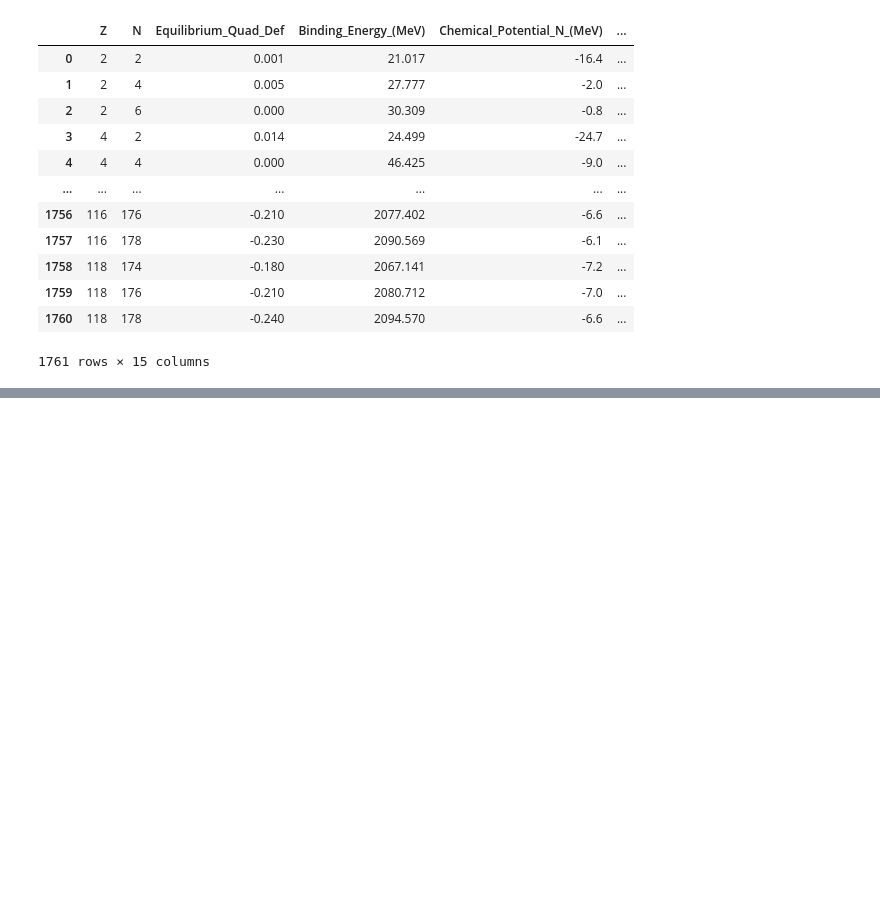
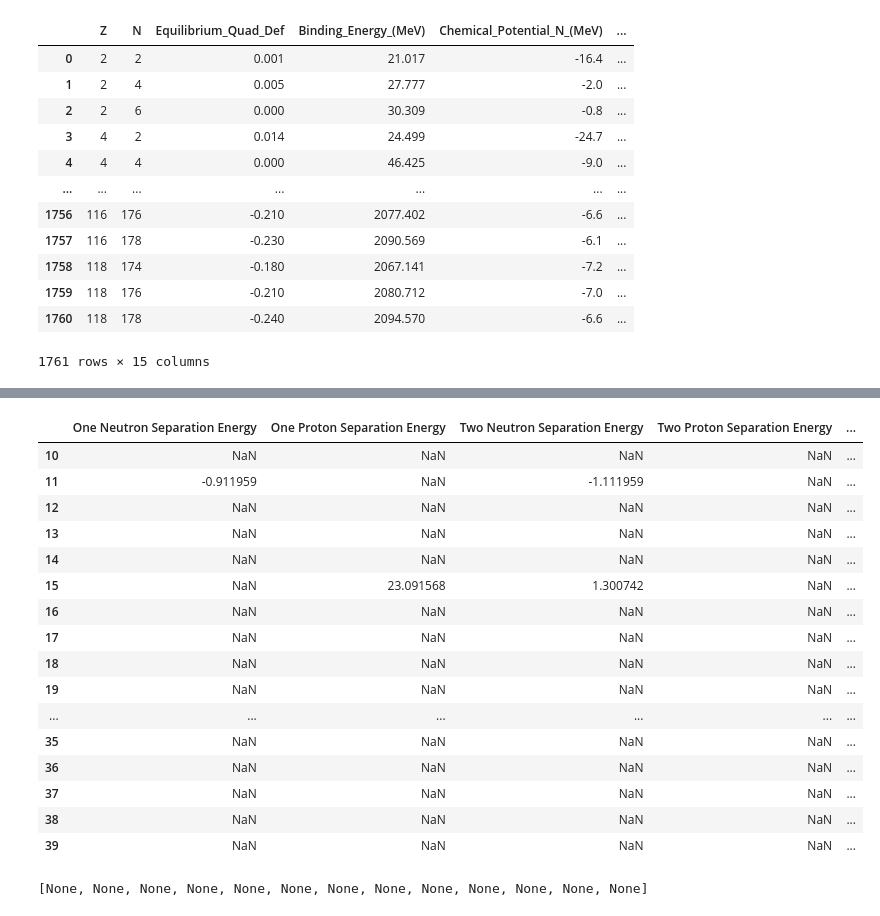
Before and after one commit to massexplorer/bmex-web, a Jupyter notebook: utils/parser.ipynb, the cells around one changed output, grey strips where cells are left out. Cells and saved outputs as stored; diff of their text form; code cells hidden in the pictures; blank space fills up the shorter version.

```diff
--- a/utils/parser.ipynb
+++ b/utils/parser.ipynb
@@ -31,7 +31,7 @@ UNEDF1_even = pd.read_excel (r'All_Even-Even_Nuclei.xlsx', sheet_name = 'UNEDF1_
 # %%
 
 def BE(Z,N,df):
-    return df[df['Z']==Z & df['N']==N]['Binding_Energy_(MeV)']
+    return float(df[(df['Z']==Z) & (df['N']==N)]['Binding_Energy_(MeV)'])
 
 def OneNSE(Z,N,df):
     try:
@@ -156,7 +156,7 @@ filtered[3]
 names = ['EXP', 'ME2', 'MEdelta', 'PC1', 'NL3S', 'SKMS', 'SKP', 'SLY4', 'SV', 'UNEDF0', 'UNEDF1']
 qinput = ['BE', 'OneNSE', 'OnePSE', 'TwoNSE', 'TwoPSE', 'AlphaSE', 'TwoNSGap', 'TwoPSGap', 'DoubleMDiff', 'N3PointOED', 'P3PointOED', 'SNESplitting', 'SPESplitting', 'WignerEC', 'QDB2t']
 master_df = pd.DataFrame(
-    columns=['Model', 'Z', 'N', 'BE', 'Binding_Energy_(MeV)', 'Fermi_Energy_P_(MeV)',
+    columns=['Model', 'Z', 'N', 'Binding_Energy_(MeV)', 'Fermi_Energy_P_(MeV)',
     'Fermi_Energy_N_(MeV)', 'Quad_Def_Beta2_P',	'Quad_Def_Beta2_N',	'Quad_Def_Beta2_total',
     'Quad_Moment_Q2_P_(fm^2)', 'Quad_Moment_Q2_N_(fm^2)', 'Quad_Moment_Q2_total_(fm^2)',
     'Pairing_gap_P_(MeV)', 'Pairing_gap_N_(MeV)', 'RMS_radius_P_(fm)', 'RMS_radius_N_(fm)',
@@ -180,13 +222,25 @@ qnames = ['One Neutron Separation Energy', 'One Proton Separation Energy', 'Two
-# %%
-# Makes df of calculated values to add on to the master
-
-quan_df = pd.DataFrame(
-    columns=['One Neutron Separation Energy', 'One Proton Separation Energy', 'Two Neutron Separation Energy',
-    'Two Proton Separation Energy', 'Alpha Separation Energy', 'Two Proton Shell Gap', 'Two Neutron Shell Gap',
-    'Double Mass Difference', 'Neutron 3-Point Odd-Even Binding Energy Difference', 'Proton 3-Point Odd-Even Binding Energy Difference',
-    'Single-Neutron Energy Splitting', 'Single-Proton Energy Splitting', 'Wigner Energy Coeffienct']
-)
-
-for rowi in range(len(master_df.index)):
-    quan_df.loc[len(quan_df.index)] = [q(master_df.loc[rowi, 'Z'], master_df.loc[rowi, 'N'], master_df) for q in qcodes]
+# %%
+quan_df[10:40]
+# %% [output]
+|  | One Neutron Separation Energy | One Proton Separation Energy | Two Neutron Separation Energy | Two Proton Separation Energy | ... |
+| 10 | NaN | NaN | NaN | NaN | ... |
+| 11 | -0.911959 | NaN | -1.111959 | NaN | ... |
+| 12 | NaN | NaN | NaN | NaN | ... |
+| 13 | NaN | NaN | NaN | NaN | ... |
+| 14 | NaN | NaN | NaN | NaN | ... |
+| 15 | NaN | 23.091568 | 1.300742 | NaN | ... |
+| 16 | NaN | NaN | NaN | NaN | ... |
+| 17 | NaN | NaN | NaN | NaN | ... |
+| 18 | NaN | NaN | NaN | NaN | ... |
+| 19 | NaN | NaN | NaN | NaN | ... |
+| ... | ... | ... | ... | ... | ... |
+| 35 | NaN | NaN | NaN | NaN | ... |
+| 36 | NaN | NaN | NaN | NaN | ... |
+| 37 | NaN | NaN | NaN | NaN | ... |
+| 38 | NaN | NaN | NaN | NaN | ... |
+| 39 | NaN | NaN | NaN | NaN | ... |
+# %%
+[q(master_df.loc[10, 'Z'], master_df.loc[10, 'N'], master_df) for q in qcodes]
+# %% [output]
+[None, None, None, None, None, None, None, None, None, None, None, None, None]
 # %%
```
Also changed, not shown: parts of 8 cells of this notebook, 3 other files.
